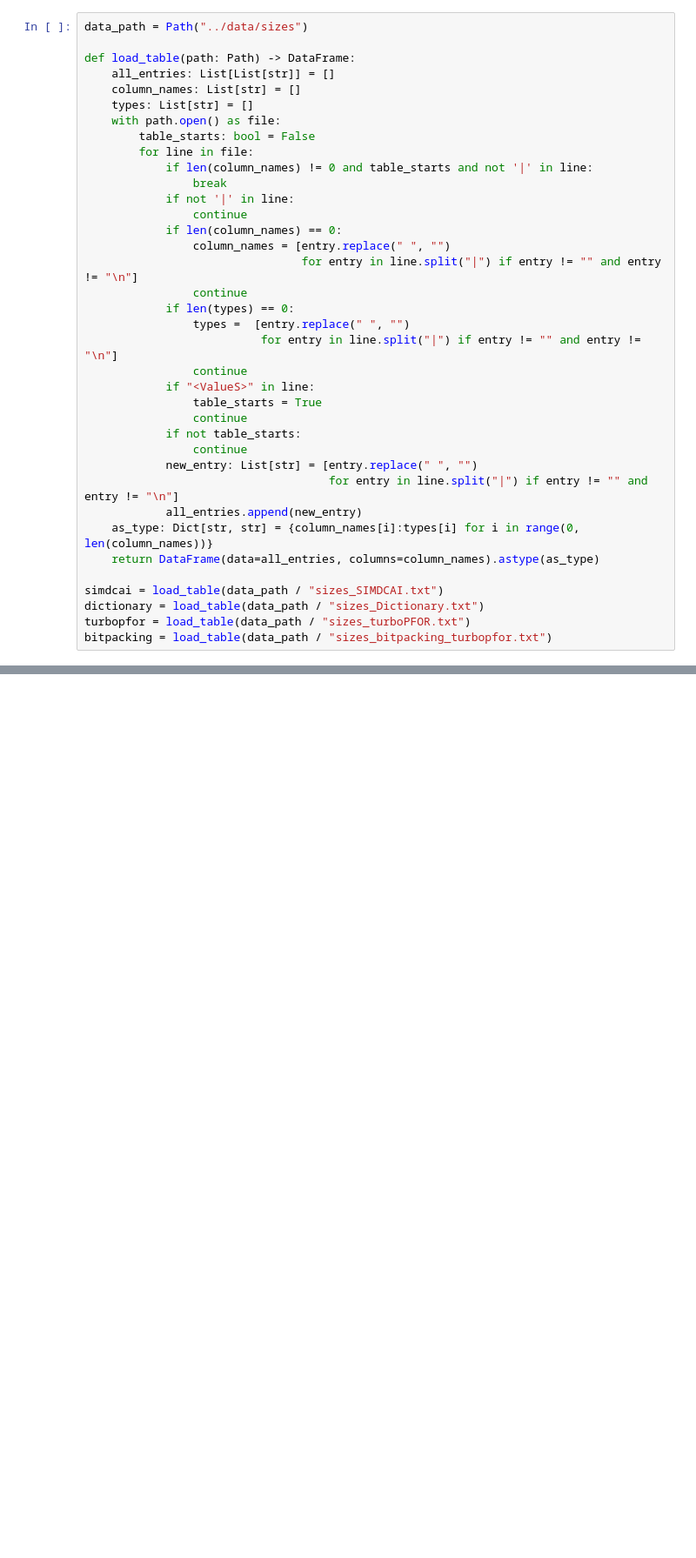
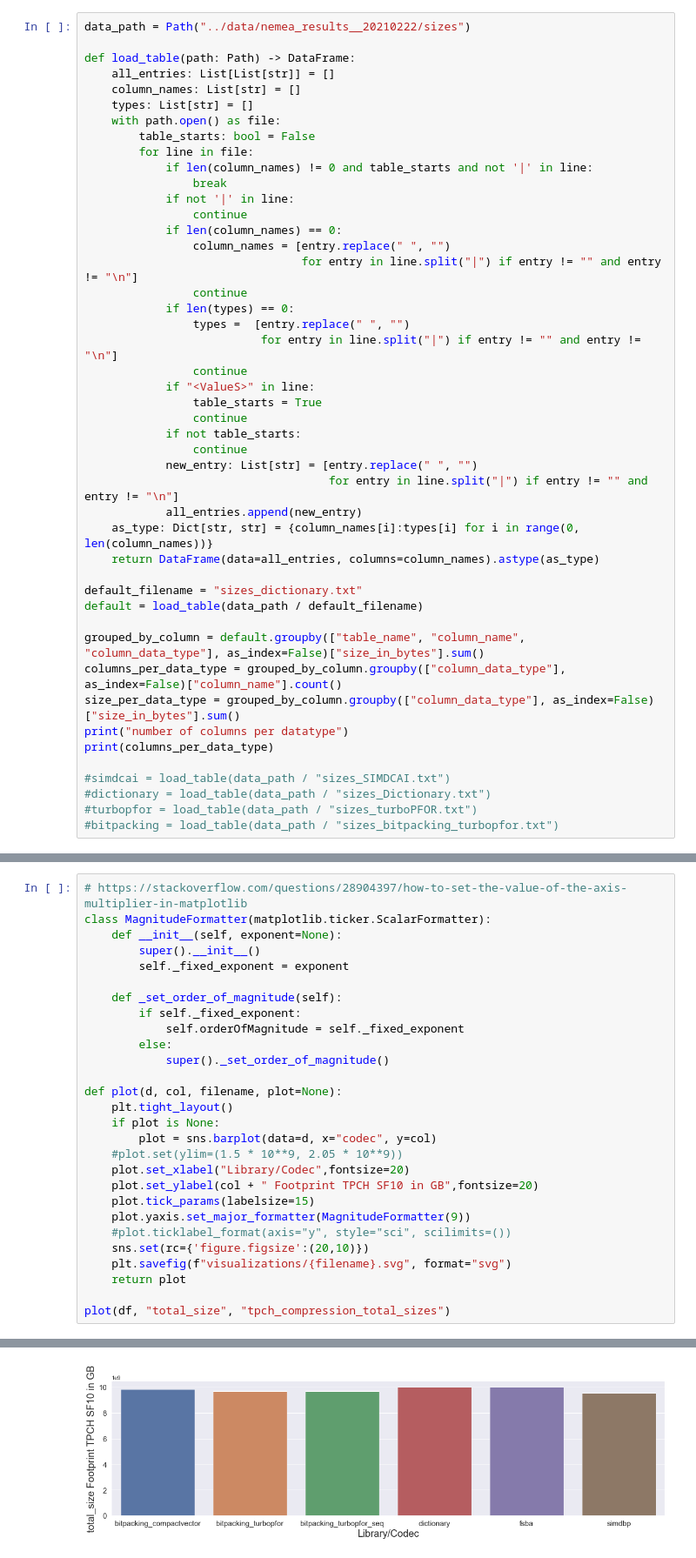
Before and after one commit to linuslh1996/column-compression, a Jupyter notebook: notebooks/AnalyseSizes.ipynb, the cells around one changed output, grey strips where cells are left out. Shown at 87% size. Drawn from its saved outputs; the diff is of its cells as text; blank space fills up the shorter version.

Commit message:
visualize tpch sizes and compare high level tpch runtimes across multiple runs

```diff
--- a/notebooks/AnalyseSizes.ipynb
+++ b/notebooks/AnalyseSizes.ipynb
@@ -7,5 +11,5 @@ import matplotlib.pyplot as plt
 # %%
-data_path = Path("../data/sizes")
+data_path = Path("../data/nemea_results__20210222/sizes")
 
 def load_table(path: Path) -> DataFrame:
     all_entries: List[List[str]] = []
@@ -37,7 +41,16 @@ def load_table(path: Path) -> DataFrame:
     as_type: Dict[str, str] = {column_names[i]:types[i] for i in range(0, len(column_names))}
     return DataFrame(data=all_entries, columns=column_names).astype(as_type)
 
-simdcai = load_table(data_path / "sizes_SIMDCAI.txt")
-dictionary = load_table(data_path / "sizes_Dictionary.txt")
-turbopfor = load_table(data_path / "sizes_turboPFOR.txt")
-bitpacking = load_table(data_path / "sizes_bitpacking_turbopfor.txt")
+default_filename = "sizes_dictionary.txt"
+default = load_table(data_path / default_filename)
+
+grouped_by_column = default.groupby(["table_name", "column_name", "column_data_type"], as_index=False)["size_in_bytes"].sum()
+columns_per_data_type = grouped_by_column.groupby(["column_data_type"], as_index=False)["column_name"].count()
+size_per_data_type = grouped_by_column.groupby(["column_data_type"], as_index=False)["size_in_bytes"].sum()
+print("number of columns per datatype")
+print(columns_per_data_type)
+
+#simdcai = load_table(data_path / "sizes_SIMDCAI.txt")
+#dictionary = load_table(data_path / "sizes_Dictionary.txt")
+#turbopfor = load_table(data_path / "sizes_turboPFOR.txt")
+#bitpacking = load_table(data_path / "sizes_bitpacking_turbopfor.txt")
@@ -124,0 +110,29 @@ turbopfor["size_in_bytes"].sum() / dictionary["size_in_bytes"].sum()
+# %%
+# https://stackoverflow.com/questions/28904397/how-to-set-the-value-of-the-axis-multiplier-in-matplotlib
+class MagnitudeFormatter(matplotlib.ticker.ScalarFormatter):
+    def __init__(self, exponent=None):
+        super().__init__()
+        self._fixed_exponent = exponent
+
+    def _set_order_of_magnitude(self):
+        if self._fixed_exponent:
+            self.orderOfMagnitude = self._fixed_exponent
+        else:
+            super()._set_order_of_magnitude()
+
+def plot(d, col, filename, plot=None):
+    plt.tight_layout()
+    if plot is None:
+        plot = sns.barplot(data=d, x="codec", y=col)
+    #plot.set(ylim=(1.5 * 10**9, 2.05 * 10**9))
+    plot.set_xlabel("Library/Codec",fontsize=20)
+    plot.set_ylabel(col + " Footprint TPCH SF10 in GB",fontsize=20)
+    plot.tick_params(labelsize=15)
+    plot.yaxis.set_major_formatter(MagnitudeFormatter(9))
+    #plot.ticklabel_format(axis="y", style="sci", scilimits=())
+    sns.set(rc={'figure.figsize':(20,10)})
+    plt.savefig(f"visualizations/{filename}.svg", format="svg")
+    return plot
+
+plot(df, "total_size", "tpch_compression_total_sizes")
+# %% [output]
@@ -124,0 +140 @@ turbopfor["size_in_bytes"].sum() / dictionary["size_in_bytes"].sum()
+[figure, added]
```
Also changed, not shown: parts of 15 cells of this notebook, 21 other files.
